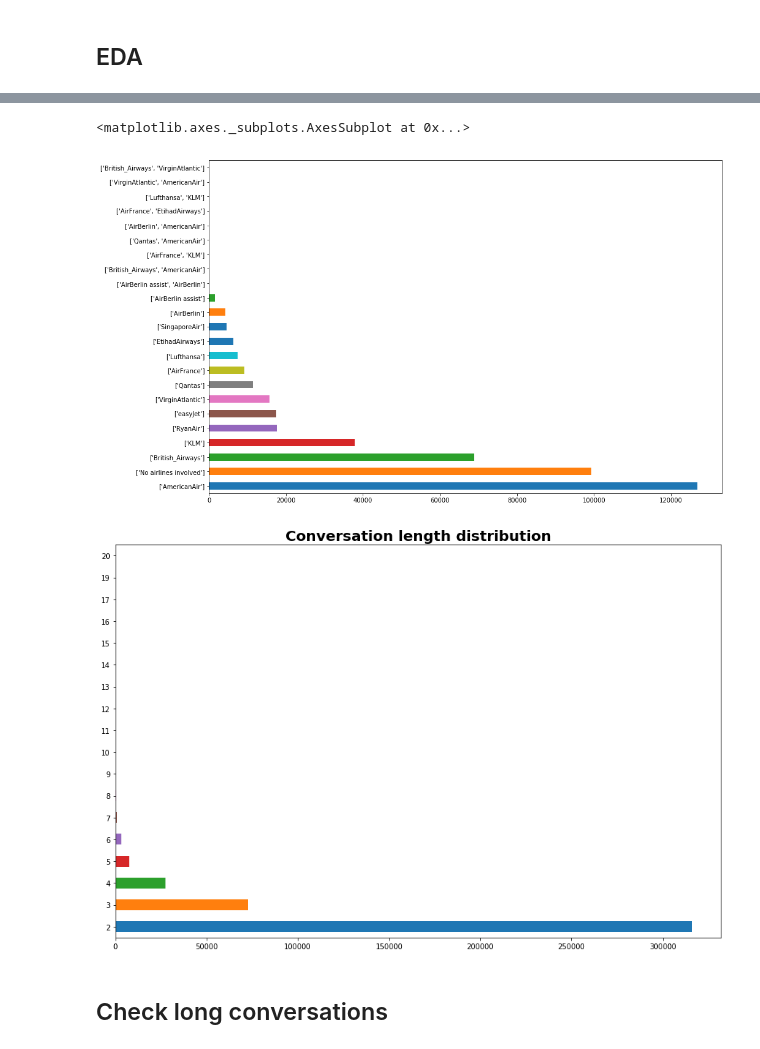
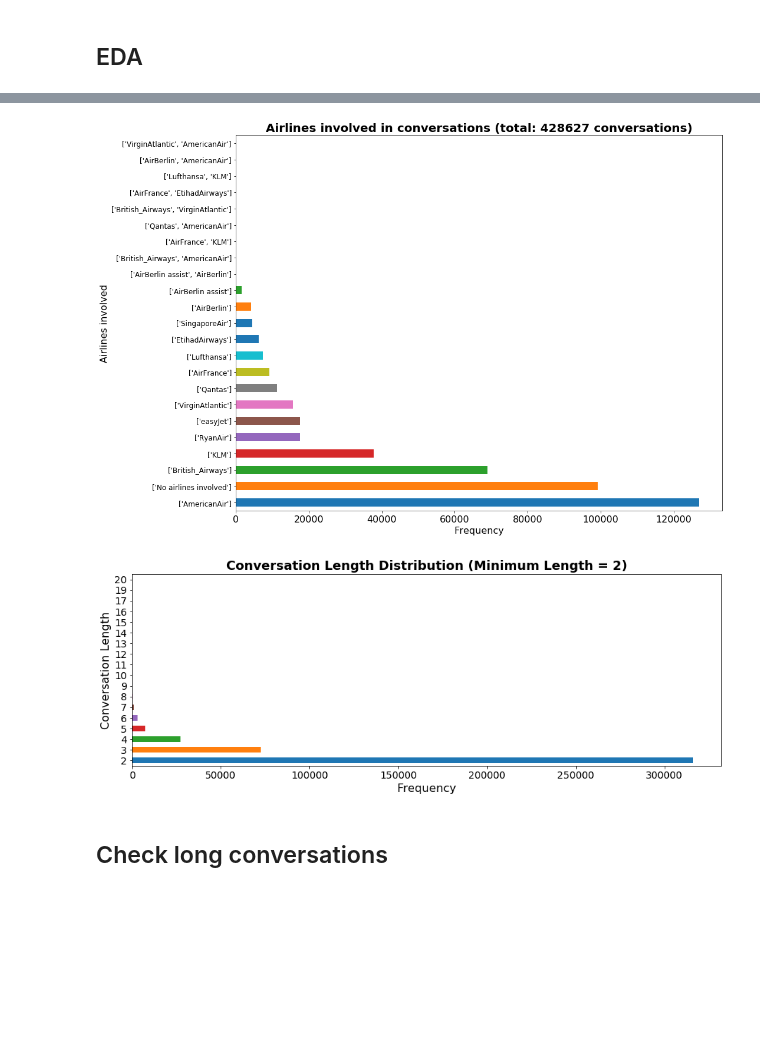
Before and after one commit to dharmsen/DBLDataChallenge, a Jupyter notebook: Conversation_EDA.ipynb, the cells around one changed output, grey strips where cells are left out. Drawn from its saved outputs; the diff is of its cells as text; code cells hidden in the pictures; blank space fills up the shorter version.

```diff
--- a/Conversation_EDA.ipynb
+++ b/Conversation_EDA.ipynb
@@ -54,16 +57,26 @@ df['conversation_length'].value_counts().sort_index()
 19         1
 20         2
 Name: conversation_length, dtype: int64
-# %%
-df['airlines_involved'].value_counts().plot(kind='barh', figsize=(15,10))
-# %% [output]
-<matplotlib.axes._subplots.AxesSubplot at 0x...>
-[figure, removed]
+# %%
+df['airlines_involved'].value_counts().plot(kind='barh', figsize=(15,10))
+plt.title(f'Airlines involved in conversations (total: {len(df)} conversations)', weight='bold', fontsize=20)
+plt.xlabel('Frequency', fontsize=16)
+plt.xticks(fontsize=16)
+plt.yticks(fontsize=12)
+plt.ylabel('Airlines involved', fontsize=16)
+plt.savefig('airline_involvement_in_conversations', dpi=300)
+# %% [output]
+[figure, added]
 # %%
-df['conversation_length'].value_counts().sort_index().plot(kind='barh', figsize=(15,10))
-plt.title('Conversation length distribution', weight='bold', fontsize=20);
+df['conversation_length'].value_counts().sort_index().plot(kind='barh', figsize=(15,5))
+plt.title('Conversation Length Distribution (Minimum Length = 2)', weight='bold', fontsize=18);
+plt.xlabel('Frequency', fontsize=16)
+plt.ylabel('Conversation Length', fontsize=16)
+plt.xticks(fontsize=14)
+plt.yticks(fontsize=14)
+plt.savefig('conversation_length_distribution', dpi=300)
 # %% [output]
-[figure, old version]
+[figure, new version]
 # %% [markdown]
 ## Check long conversations
 # %%
```
Also changed, not shown: parts of 2 cells of this notebook, 1 other file.
